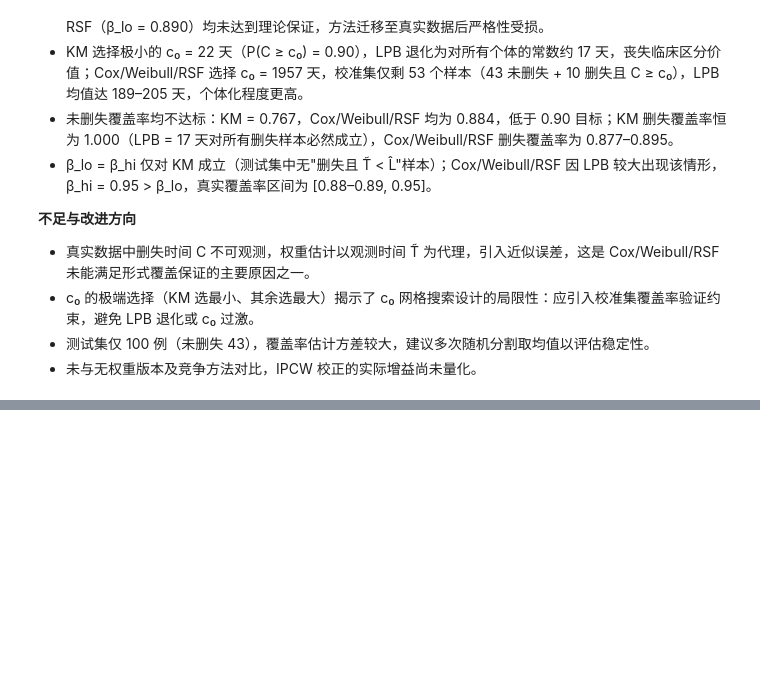
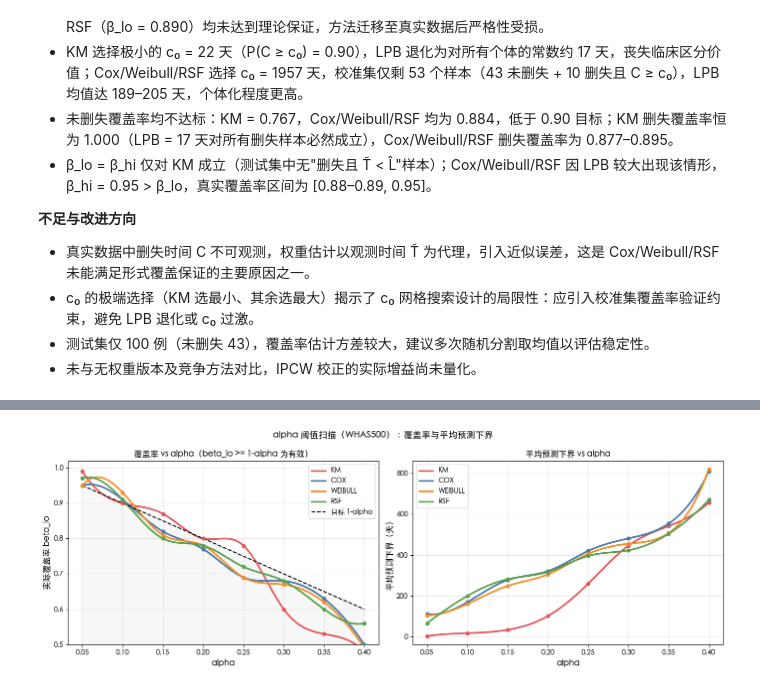
Before and after one commit to Jiayang578/conformalized_survival, a Jupyter notebook: 代码/analysis.ipynb, the cells around one changed output, grey strips where cells are left out. Drawn from its saved outputs; the diff is of its cells as text; code cells hidden in the pictures; blank space fills up the shorter version.

```diff
--- a/代码/analysis.ipynb
+++ b/代码/analysis.ipynb
@@ -467,0 +472,86 @@ plt.show()
+# %%
+
+alpha_list = [0.05, 0.10, 0.15, 0.20, 0.25, 0.30, 0.35, 0.40]
+model_types = ['km', 'cox', 'weibull', 'rsf']
+model_map_w = {'km': kmf_w, 'cox': cox_w, 'weibull': weibull_w, 'rsf': rsf_w}
+
+sweep_records = []
+
+for alpha in alpha_list:
+    for model_type in model_types:
+        model = model_map_w[model_type]
+        lower_s, upper_s, _, _ = fit_csa_intervals_traditional(
+            model,
+            X_tr_w, time_tr_w, event_tr_w,
+            X_cal_w, time_cal_w, event_cal_w,
+            X_te_w,
+            alpha=alpha,
+            model_type=model_type,
+            use_weights=True,
+            verbose=False
+        )
+        m_s = evaluate_interval_coverage_traditional(lower_s, upper_s, time_te_w, event_te_w)
+        sweep_records.append({
+            'alpha':    alpha,
+            'model':    model_type,
+            'beta_lo':  m_s['beta_lo'],
+            'mean_lpb': float(lower_s.mean()),
+        })
+        print(f"  alpha={alpha:.2f}  {model_type:7s}  beta_lo={m_s['beta_lo']:.3f}  mean_LPB={lower_s.mean():.1f}")
+
+df_sweep = pd.DataFrame(sweep_records)
+
+# --- 平滑曲线可视化 ---
+from scipy.interpolate import make_interp_spline
+
+fig, (ax1, ax2) = plt.subplots(1, 2, figsize=(14, 5))
+colors = {'km': '#e15759', 'cox': '#4e79a7', 'weibull': '#f28e2b', 'rsf': '#59a14f'}
+alphas_fine = np.linspace(min(alpha_list), max(alpha_list), 300)
+
+for mt in model_types:
+    sub = df_sweep[df_sweep['model'] == mt].sort_values('alpha')
+    a_pts = sub['alpha'].values
+    c_pts = sub['beta_lo'].values
+    l_pts = sub['mean_lpb'].values
+
+    spl_cov = make_interp_spline(a_pts, c_pts, k=3)
+    spl_lpb = make_interp_spline(a_pts, l_pts, k=3)
+
+    ax1.plot(alphas_fine, spl_cov(alphas_fine), color=colors[mt], lw=2.5, label=mt.upper())
+    ax1.scatter(a_pts, c_pts, color=colors[mt], s=25, zorder=5)
+
+    ax2.plot(alphas_fine, spl_lpb(alphas_fine), color=colors[mt], lw=2.5, label=mt.upper())
+    ax2.scatter(a_pts, l_pts, color=colors[mt], s=25, zorder=5)
+
+alphas_arr = np.array(alpha_list)
+ax1.plot(alphas_arr, 1 - alphas_arr, 'k--', lw=1.5, label='目标 1-alpha')
+ax1.fill_between(alphas_arr, 0, 1 - alphas_arr, alpha=0.06, color='gray')
+ax1.set_xlabel('alpha', fontsize=12)
+ax1.set_ylabel('实际覆盖率 beta_lo', fontsize=12)
+ax1.set_title('覆盖率 vs alpha（beta_lo >= 1-alpha 为有效）', fontsize=12)
+ax1.legend(fontsize=10)
+ax1.set_ylim(0.5, 1.02)
+ax1.grid(True, alpha=0.3)
+
+ax2.set_xlabel('alpha', fontsize=12)
+ax2.set_ylabel('平均预测下界（天）', fontsize=12)
+ax2.set_title('平均预测下界 vs alpha', fontsize=12)
+ax2.legend(fontsize=10)
+ax2.grid(True, alpha=0.3)
+
+plt.suptitle('alpha 阈值扫描（WHAS500）：覆盖率与平均预测下界', fontsize=13, fontweight='bold')
+plt.tight_layout()
+plt.savefig('alpha_sweep_WHAS500.png', dpi=120, bbox_inches='tight')
+plt.show()
+
+# --- 最优 alpha：满足覆盖保证的最大 alpha ---
+print('\n最优 alpha 选择（满足 beta_lo >= 1-alpha 的最大 alpha）：')
+for mt in model_types:
+    sub = df_sweep[df_sweep['model'] == mt]
+    valid = sub[sub['beta_lo'] >= 1 - sub['alpha']]
+    if not valid.empty:
+        opt = valid.iloc[-1]
+        print(f"  {mt.upper():8s}: alpha*={opt['alpha']:.2f}  beta_lo={opt['beta_lo']:.3f}  mean_LPB={opt['mean_lpb']:.1f}")
+    else:
+        print(f"  {mt.upper():8s}: 无满足条件的 alpha")
+# %% [output]
@@ -467,0 +575 @@ plt.show()
+[figure, added]
```
Also changed, not shown: parts of 4 cells of this notebook, 2 other files.
